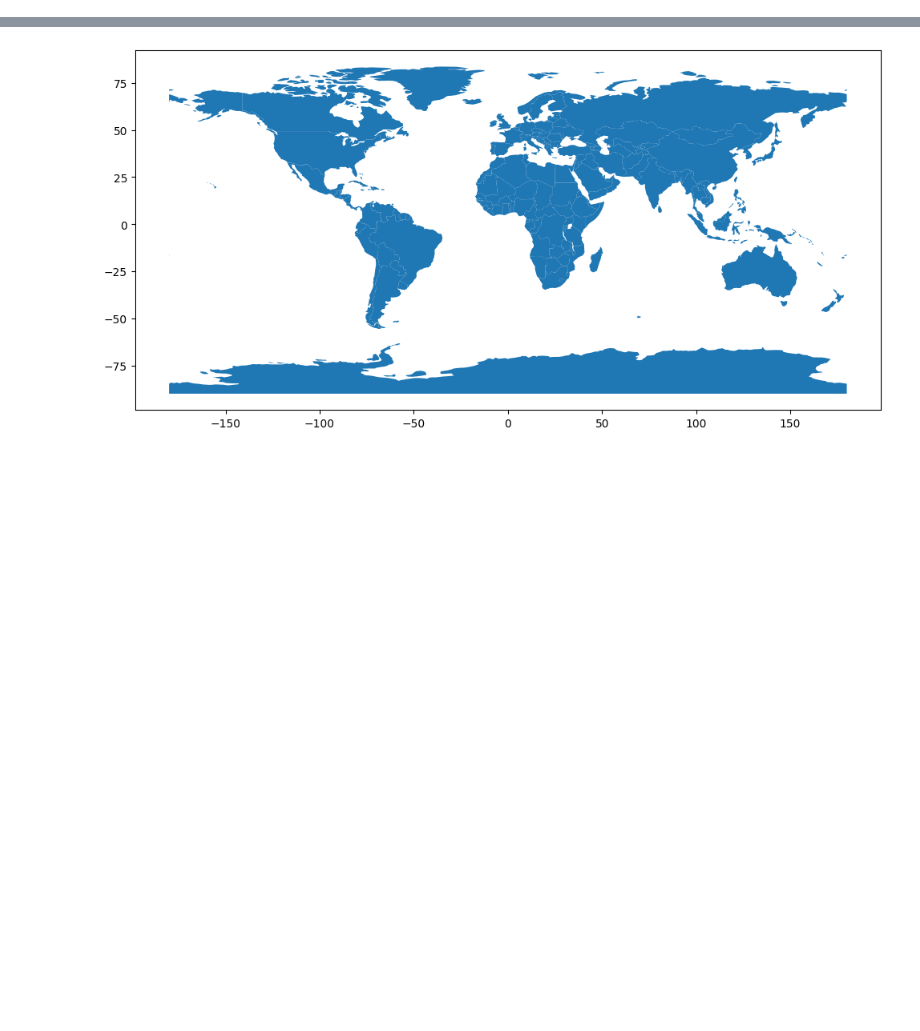
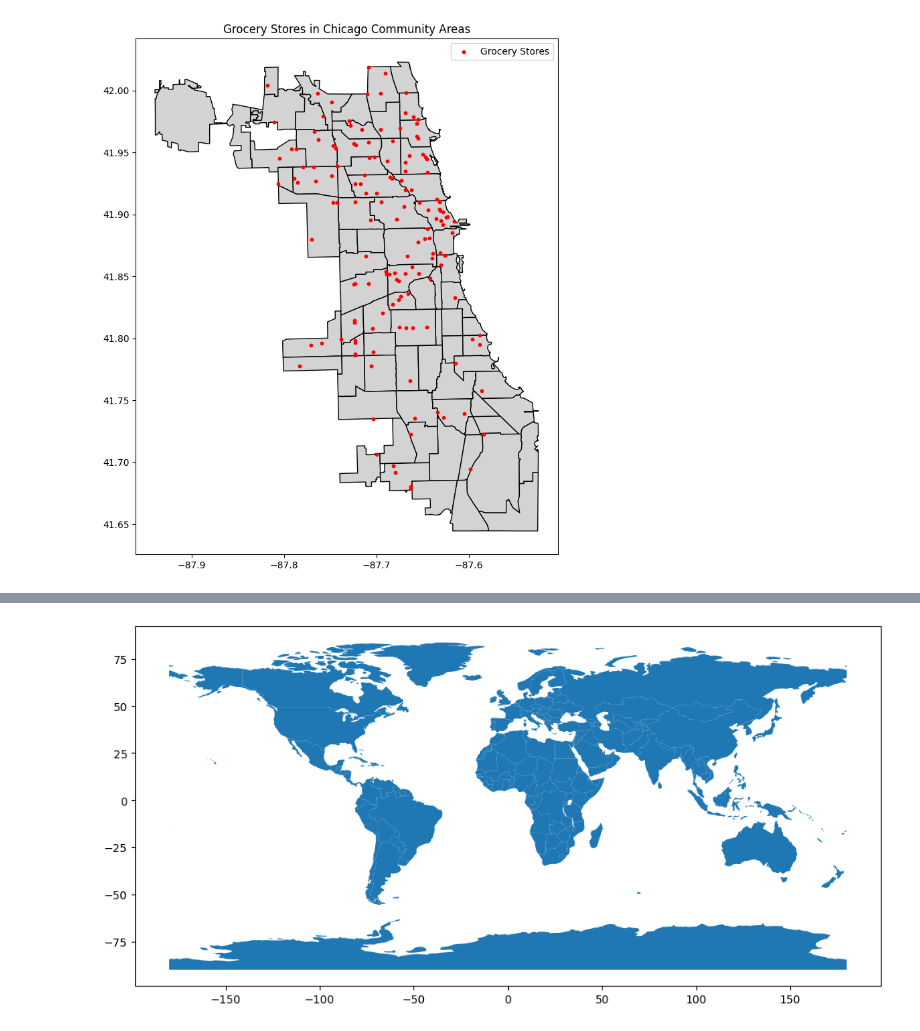
Before and after one commit to b3rian/Geospatial-Analysis, a Jupyter notebook: geopandas tutorial.ipynb, the cells around one changed output, grey strips where cells are left out. Saved outputs shown, nothing was run; the diff lists cells and outputs as text; code cells hidden in the pictures; blank space fills up the shorter version.

```diff
--- a/geopandas tutorial.ipynb
+++ b/geopandas tutorial.ipynb
@@ -5,0 +8,3 @@ import numpy as np
+# %%
+chicago = gpd.read_file(geodatasets.get_path("geoda.chicago_commpop"))
+groceries = gpd.read_file(geodatasets.get_path("geoda.groceries"))
@@ -5,0 +19,2 @@ import numpy as np
+# %%
+groceries = groceries.to_crs(chicago.crs)
@@ -5,0 +28,12 @@ import numpy as np
+# %%
+# Plot the community areas
+ax = chicago.plot(figsize=(10, 10), color="lightgray", edgecolor="black")
+
+# Plot grocery stores
+groceries.plot(ax=ax, color="red", markersize=10, label="Grocery Stores")
+
+plt.legend()
+plt.title("Grocery Stores in Chicago Community Areas")
+plt.show()
+# %% [output]
+[figure, added]
```
Also changed, not shown: parts of 7 cells of this notebook.
